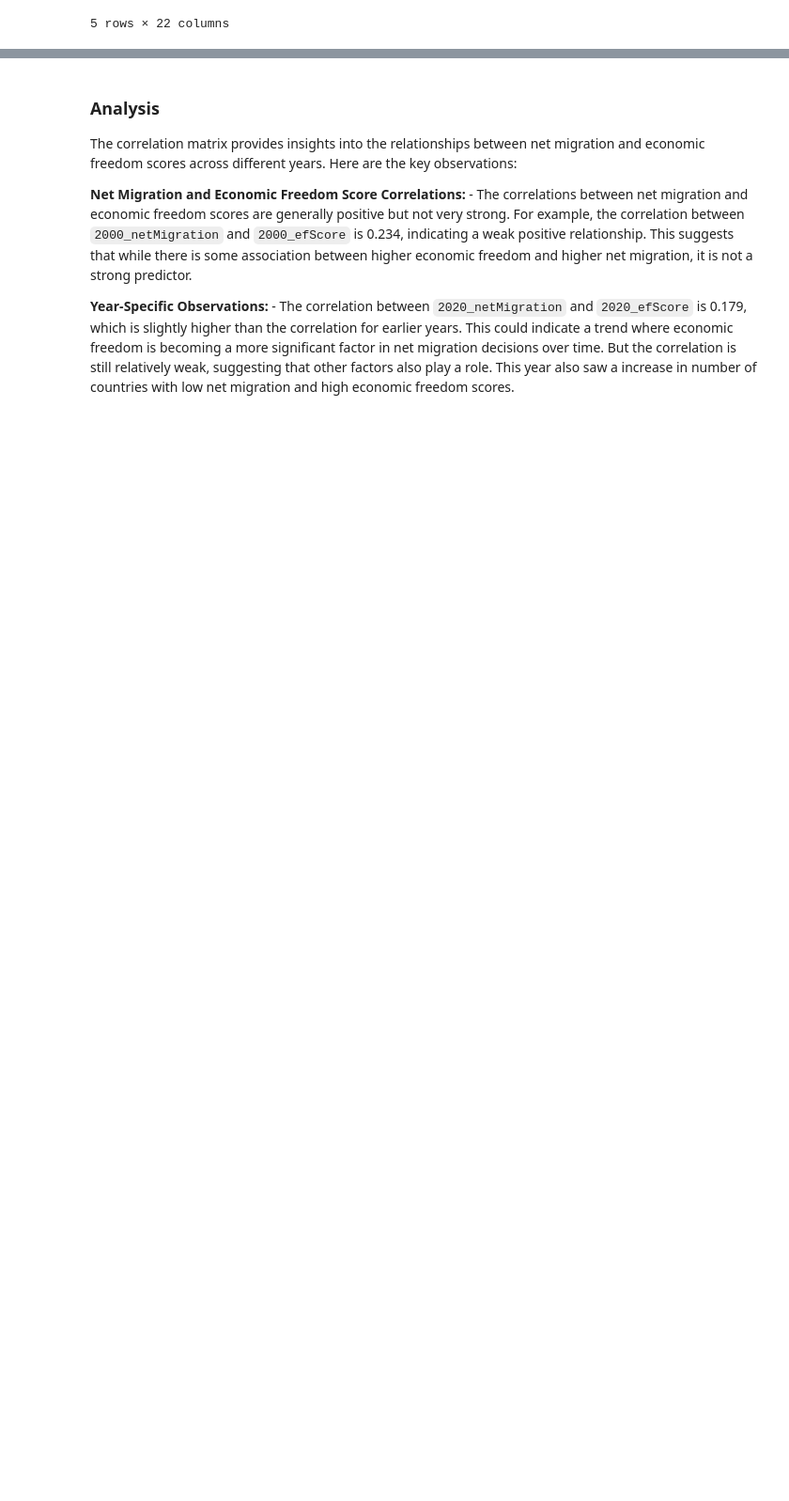
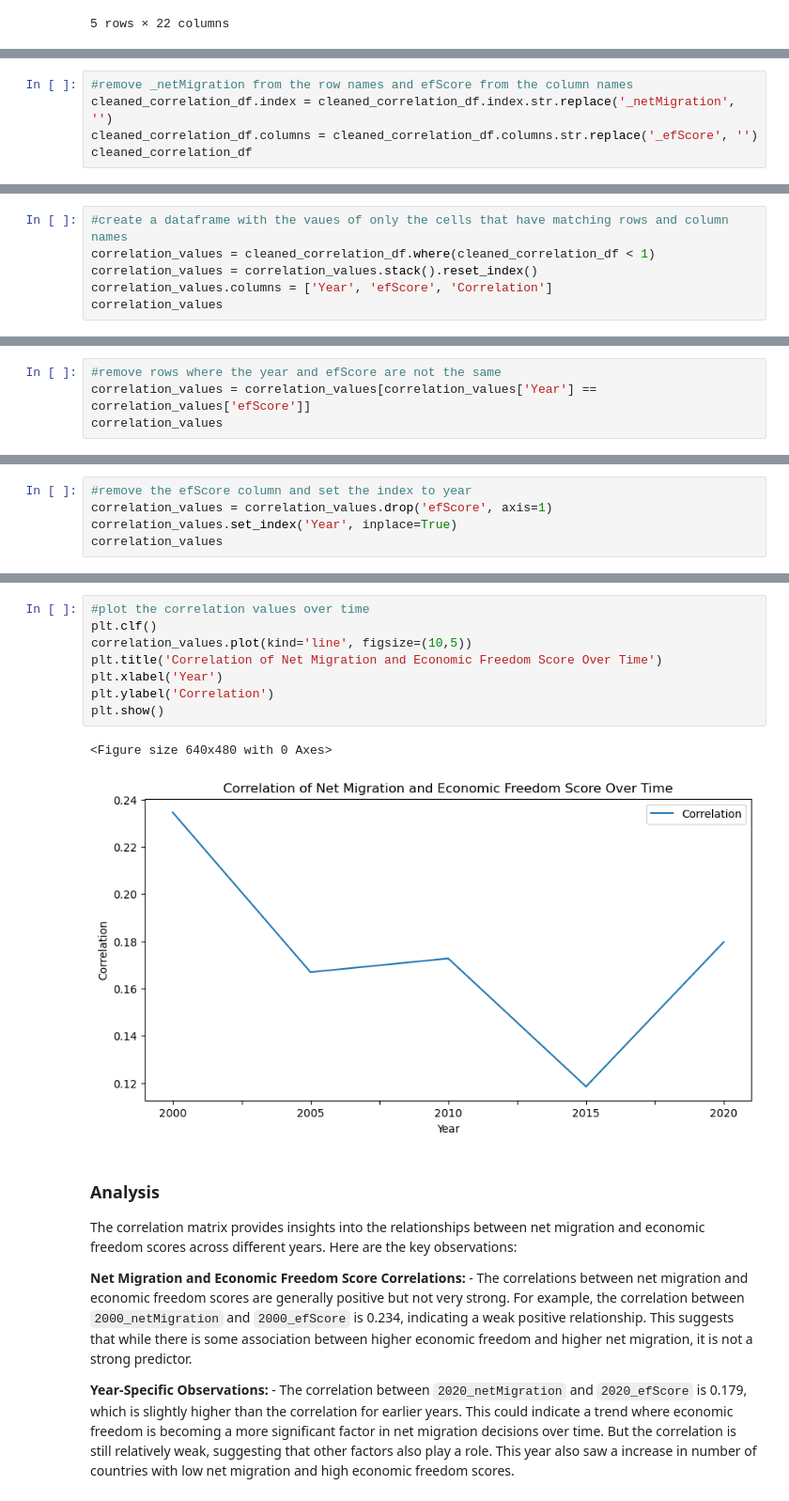
Before and after one commit to anshimathur/group-4-project-1, a Jupyter notebook: migration_economic_freedom_analysis.ipynb, the cells around one changed output, grey strips where cells are left out. Shown: that part at 94% size. Cells and saved outputs as stored; diff of their text form; blank space fills up the shorter version.

```diff
--- a/migration_economic_freedom_analysis.ipynb
+++ b/migration_economic_freedom_analysis.ipynb
@@ -672,0 +751,5 @@ correlation_df
+# %%
+#remove _netMigration from the row names and efScore from the column names
+cleaned_correlation_df.index = cleaned_correlation_df.index.str.replace('_netMigration', '')
+cleaned_correlation_df.columns = cleaned_correlation_df.columns.str.replace('_efScore', '')
+cleaned_correlation_df
@@ -672,0 +763,6 @@ correlation_df
+# %%
+#create a dataframe with the vaues of only the cells that have matching rows and column names
+correlation_values = cleaned_correlation_df.where(cleaned_correlation_df < 1)
+correlation_values = correlation_values.stack().reset_index()
+correlation_values.columns = ['Year', 'efScore', 'Correlation']
+correlation_values
@@ -672,0 +787,4 @@ correlation_df
+# %%
+#remove rows where the year and efScore are not the same
+correlation_values = correlation_values[correlation_values['Year'] == correlation_values['efScore']]
+correlation_values
@@ -672,0 +798,5 @@ correlation_df
+# %%
+#remove the efScore column and set the index to year
+correlation_values = correlation_values.drop('efScore', axis=1)
+correlation_values.set_index('Year', inplace=True)
+correlation_values
@@ -673,3 +811,14 @@ correlation_df
+# %%
+#plot the correlation values over time
+plt.clf()
+correlation_values.plot(kind='line', figsize=(10,5))
+plt.title('Correlation of Net Migration and Economic Freedom Score Over Time')
+plt.xlabel('Year')
+plt.ylabel('Correlation')
+plt.show()
+# %% [output]
+<Figure size 640x480 with 0 Axes>
+[figure, added]
 # %% [markdown]
 ### Analysis
 
```
Also changed, not shown: parts of 14 cells of this notebook, 1 other file.
